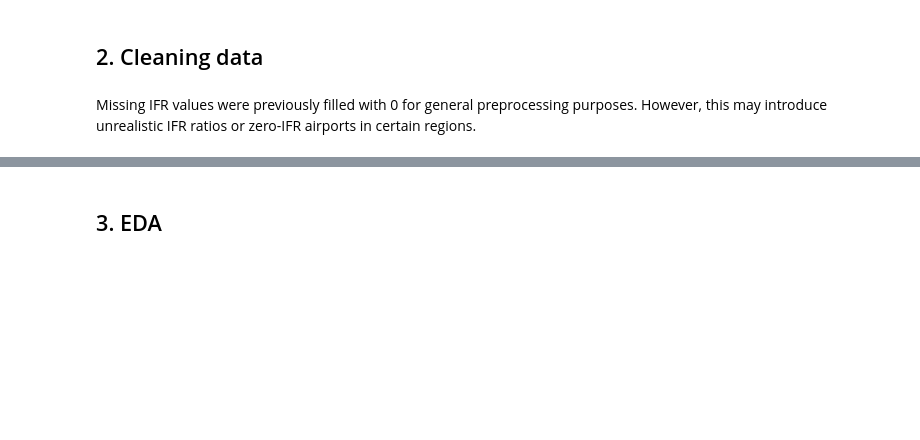
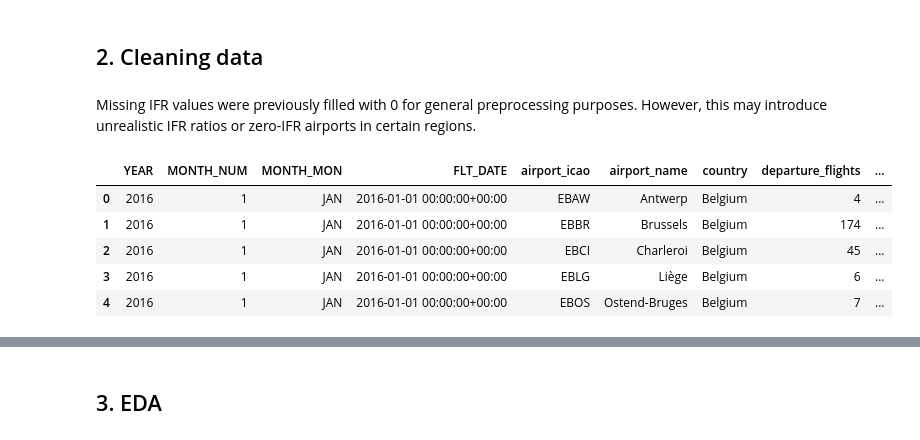
Before and after one commit to fathir1014/EDA-European-Flights-Traffic, a Jupyter notebook: main.ipynb, the cells around one changed output, grey strips where cells are left out. Drawn from its saved outputs; the diff is of its cells as text; code cells hidden in the pictures; blank space fills up the shorter version.

```diff
--- a/main.ipynb
+++ b/main.ipynb
@@ -49,25 +100,43 @@ df["FLT_DATE"] = pd.to_datetime(df["FLT_DATE"], errors="coerce")
 # %%
 df = df.rename(columns={
     "FLT_DEP_1": "departure_flights",
     "FLT_ARR_1": "arrival_flights",
     "FLT_TOT_1": "total_flights",
 
     "FLT_DEP_IFR_2": "departure_ifr",
     "FLT_ARR_IFR_2": "arrival_ifr",
     "FLT_TOT_IFR_2": "total_ifr",
 
     "APT_NAME": "airport_name",
     "APT_ICAO": "airport_icao",
     "STATE_NAME": "country"
 })
 
+text_fixes = {
+    "T\u00c3\u00bcrkiye": "Türkiye",
+    "Atat\u00c3\u00bcrk": "Atatürk",
+    "G\u00c3\u00b6k\u00c3\u00a7en": "Gökçen",
+}
+
+for col in ["airport_name", "country"]:
+    for wrong, correct in text_fixes.items():
+        df[col] = df[col].str.replace(wrong, correct, regex=False)
+
 df["airport_country"] = (
     df["airport_name"] +
     " (" +
     df["country"] +
     ")"
 )
+
 df.head()
+# %% [output]
+|  | YEAR | MONTH_NUM | MONTH_MON | FLT_DATE | airport_icao | airport_name | country | departure_flights | ... |
+| 0 | 2016 | 1 | JAN | 2016-01-01 00:00:00+00:00 | EBAW | Antwerp | Belgium | 4 | ... |
+| 1 | 2016 | 1 | JAN | 2016-01-01 00:00:00+00:00 | EBBR | Brussels | Belgium | 174 | ... |
+| 2 | 2016 | 1 | JAN | 2016-01-01 00:00:00+00:00 | EBCI | Charleroi | Belgium | 45 | ... |
+| 3 | 2016 | 1 | JAN | 2016-01-01 00:00:00+00:00 | EBLG | Liège | Belgium | 6 | ... |
+| 4 | 2016 | 1 | JAN | 2016-01-01 00:00:00+00:00 | EBOS | Ostend-Bruges | Belgium | 7 | ... |
 # %%
 df = df.drop(columns=["Pivot Label"])
 
```
Also changed, not shown: parts of 33 cells of this notebook, 7 other files.
